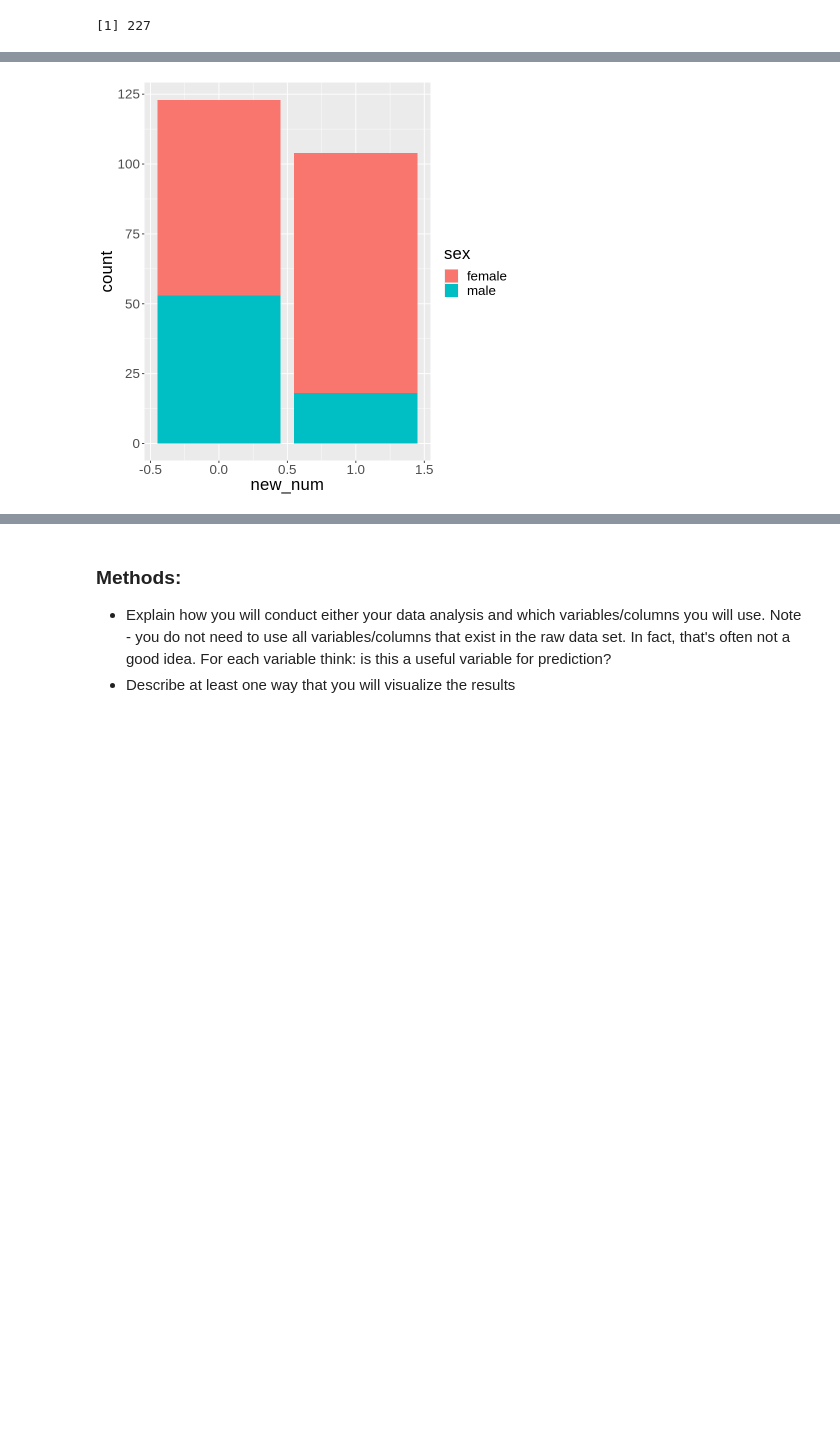
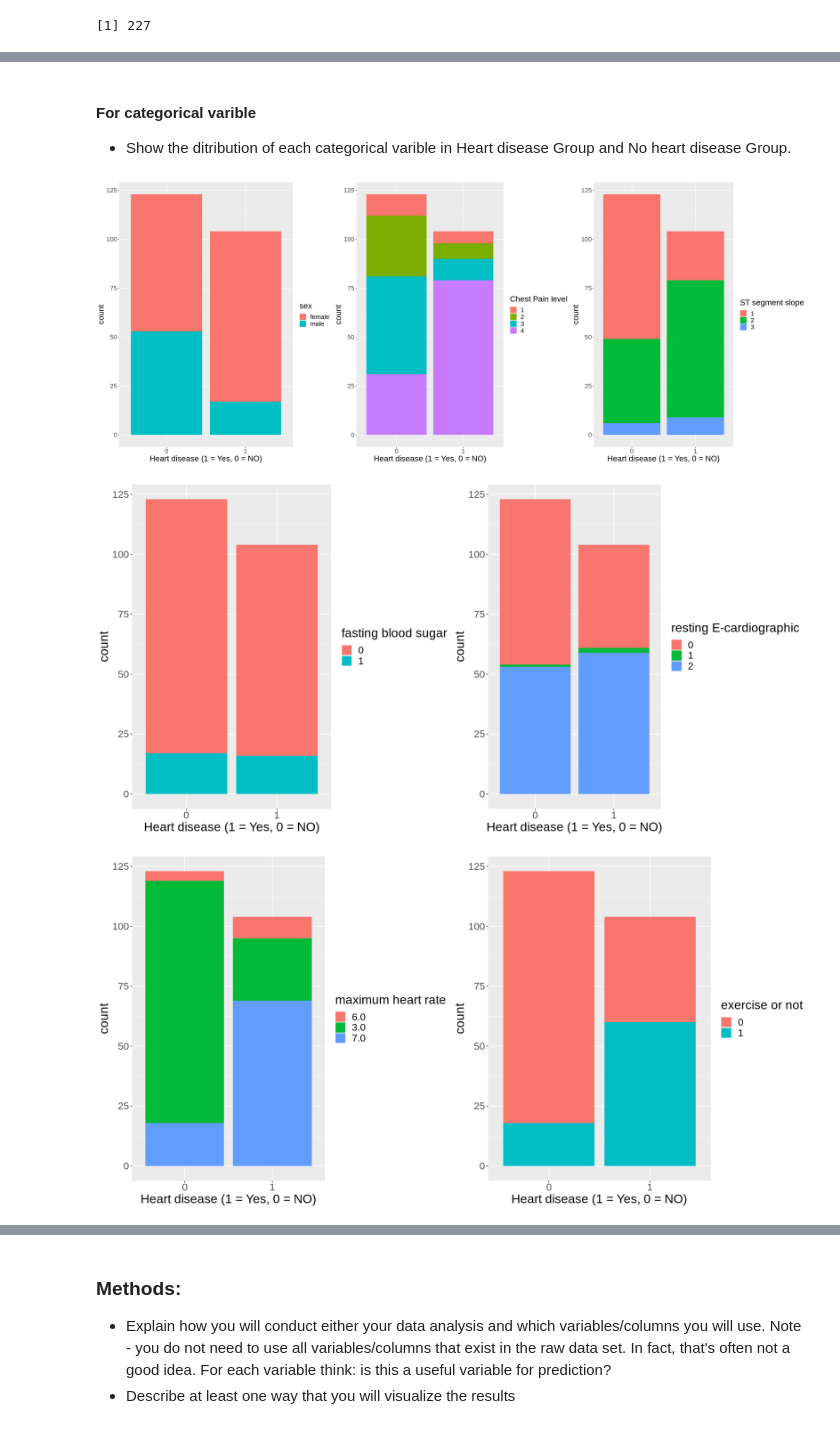
Before and after one commit to sherrii-Xia/DSCI_100_WT2, a Jupyter notebook: project/group_proposal.ipynb, the cells around one changed output, grey strips where cells are left out. Cells and saved outputs as stored; diff of their text form; code cells hidden in the pictures; blank space fills up the shorter version.

Commit message:
Added Distribution bar graph

```diff
--- a/project/group_proposal.ipynb
+++ b/project/group_proposal.ipynb
@@ -165,6 +159,15 @@ sumOfData
 is.na(hd_train)
 (num_of_missing_columns <- sum(is.na(hd_train)))
 ## Noted that there is no missing value so there is no rows with missing value
+
+
+
+(row_with_question <- hd_train |>
+                    filter(thal == "?"))
+## Noted that there is 2 row with "?" in variable thal, which means they dont have measurement of the thal
+## We filter out those 2 row in our traning Set
+hd_train <- hd_train |>
+            filter(thal != "?")
 # %% [output]
 A matrix: 227 × 15 of type lgl
 | age | sex | cp | trestbps | chol | fbs | restecg | thalach | exang | oldpeak | slope | ca | ... |
@@ -181,8 +189,71 @@ A matrix: 227 × 15 of type lgl
+# %% [markdown]
+#### For categorical varible
+- Show the ditribution of each categorical varible in Heart disease Group and No heart disease Group.
 # %%
-distofnum <- hd_train |>
-ggplot(aes(x = new_num, fill = sex)) +
+options(repr.plot.width = 25,repr.plot.height =10)
+distofnumSex <- hd_train |>
+ggplot(aes(x = as_factor(new_num), fill = sex)) +
+labs(x = "Heart disease (1 = Yes, 0 = NO)") +
 geom_bar() +
 theme(text = element_text(size = 20))
-distofnum
+
+
+distofnum_CP <- hd_train |>
+ggplot(aes(x = as_factor(new_num), fill = as_factor(cp))) +
+labs(x = "Heart disease (1 = Yes, 0 = NO)", fill = "Chest Pain level") +
+geom_bar() +
+theme(text = element_text(size = 20))
+
+
+
+distofnum_SLOPE <- hd_train |>
+ggplot(aes(x = as_factor(new_num), fill = as_factor(slope))) +
+labs(x = "Heart disease (1 = Yes, 0 = NO)", fill = "ST segment slope") +
+geom_bar() +
+theme(text = element_text(size = 20))
+#the slope of the peak exercise ST segment
+
+plot_grid(distofnumSex, distofnum_CP,distofnum_SLOPE,nrow = 1)
+
+########################################################################
+options(repr.plot.width = 16,repr.plot.height =8)
+
+distofnum_FBS <- hd_train |>
+ggplot(aes(x = as_factor(new_num), fill = as_factor(fbs))) +
+labs(x = "Heart disease (1 = Yes, 0 = NO)", fill = "fasting blood sugar") +
+geom_bar() +
+theme(text = element_text(size = 20))
+
+# (fasting blood sugar > 120 mg/dl) (1 = true; 0 = false)
+
+distofnum_restecg <- hd_train |>
+ggplot(aes(x = as_factor(new_num), fill = as_factor(restecg))) +
+labs(x = "Heart disease (1 = Yes, 0 = NO)", fill = "resting E-cardiographic") +
+geom_bar() +
+theme(text = element_text(size = 20))
+# resting electrocardiographic results
+
+plot_grid(distofnum_FBS, distofnum_restecg,nrow = 1)
+
+##########################################################################
+distofnum_thal <- hd_train |>
+ggplot(aes(x = as_factor(new_num), fill = as_factor(thal))) +
+labs(x = "Heart disease (1 = Yes, 0 = NO)", fill = "maximum heart rate") +
+geom_bar() +
+theme(text = element_text(size = 20))
+#maximum heart rate achieved
+#oldpeak
+
+distofnum_exang <- hd_train |>
+ggplot(aes(x = as_factor(new_num), fill = as_factor(exang))) +
+labs(x = "Heart disease (1 = Yes, 0 = NO)", fill = "exercise or not") +
+geom_bar() +
+theme(text = element_text(size = 20))
+
+#exercise induced angina (1 = yes; 0 = no)
+
+plot_grid(distofnum_thal,distofnum_exang,nrow = 1)
 # %% [output]
-[figure, old version]
+[figure, new version]
+[figure, added]
+[figure, added]
```
Also changed, not shown: parts of 7 cells of this notebook.
